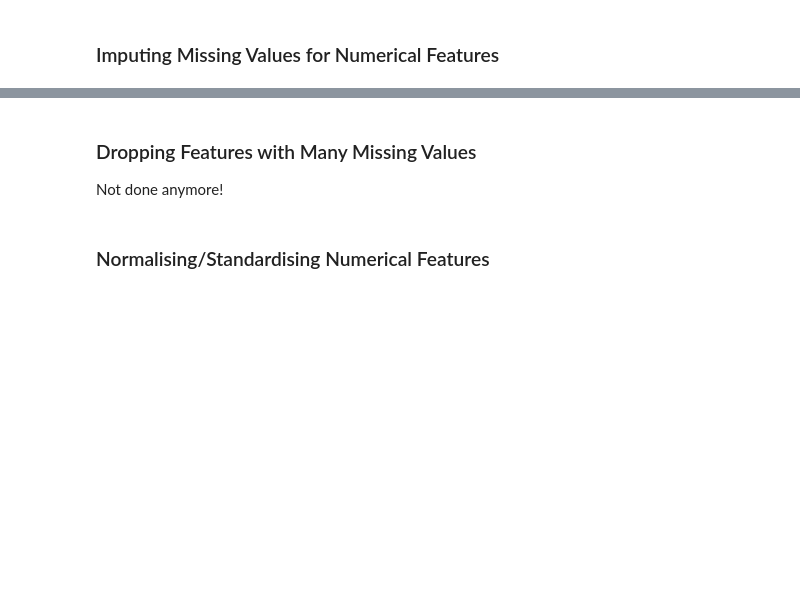
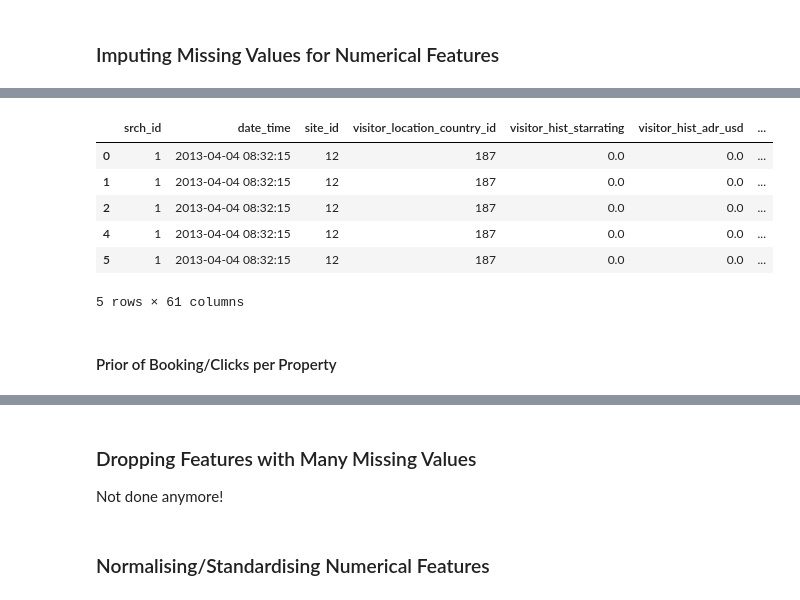
Before and after one commit to ryan-ott/DMT-Group17, a Jupyter notebook: Assignment2/expedia.ipynb, the cells around one changed output, grey strips where cells are left out. Saved outputs shown, nothing was run; the diff lists cells and outputs as text; code cells hidden in the pictures; blank space fills up the shorter version.

```diff
--- a/Assignment2/expedia.ipynb
+++ b/Assignment2/expedia.ipynb
@@ -147,0 +276,16 @@ Zero was chosen as the imputation value for the numerical features because it in
+# %%
+filtered_df = df[df['random_bool'] == False]  #? Exclude records where the results order is random
+mean_positions = filtered_df.groupby('prop_id')['position'].mean().rename('mean_position')
+df = df.join(mean_positions, on='prop_id')
+# %%
+df.head()
+# %% [output]
+|  | srch_id | date_time | site_id | visitor_location_country_id | visitor_hist_starrating | visitor_hist_adr_usd | ... |
+| 0 | 1 | 2013-04-04 08:32:15 | 12 | 187 | 0.0 | 0.0 | ... |
+| 1 | 1 | 2013-04-04 08:32:15 | 12 | 187 | 0.0 | 0.0 | ... |
+| 2 | 1 | 2013-04-04 08:32:15 | 12 | 187 | 0.0 | 0.0 | ... |
+| 4 | 1 | 2013-04-04 08:32:15 | 12 | 187 | 0.0 | 0.0 | ... |
+| 5 | 1 | 2013-04-04 08:32:15 | 12 | 187 | 0.0 | 0.0 | ... |
+5 rows × 61 columns
+# %% [markdown]
+#### Prior of Booking/Clicks per Property
```
Also changed, not shown: parts of 28 cells of this notebook.
